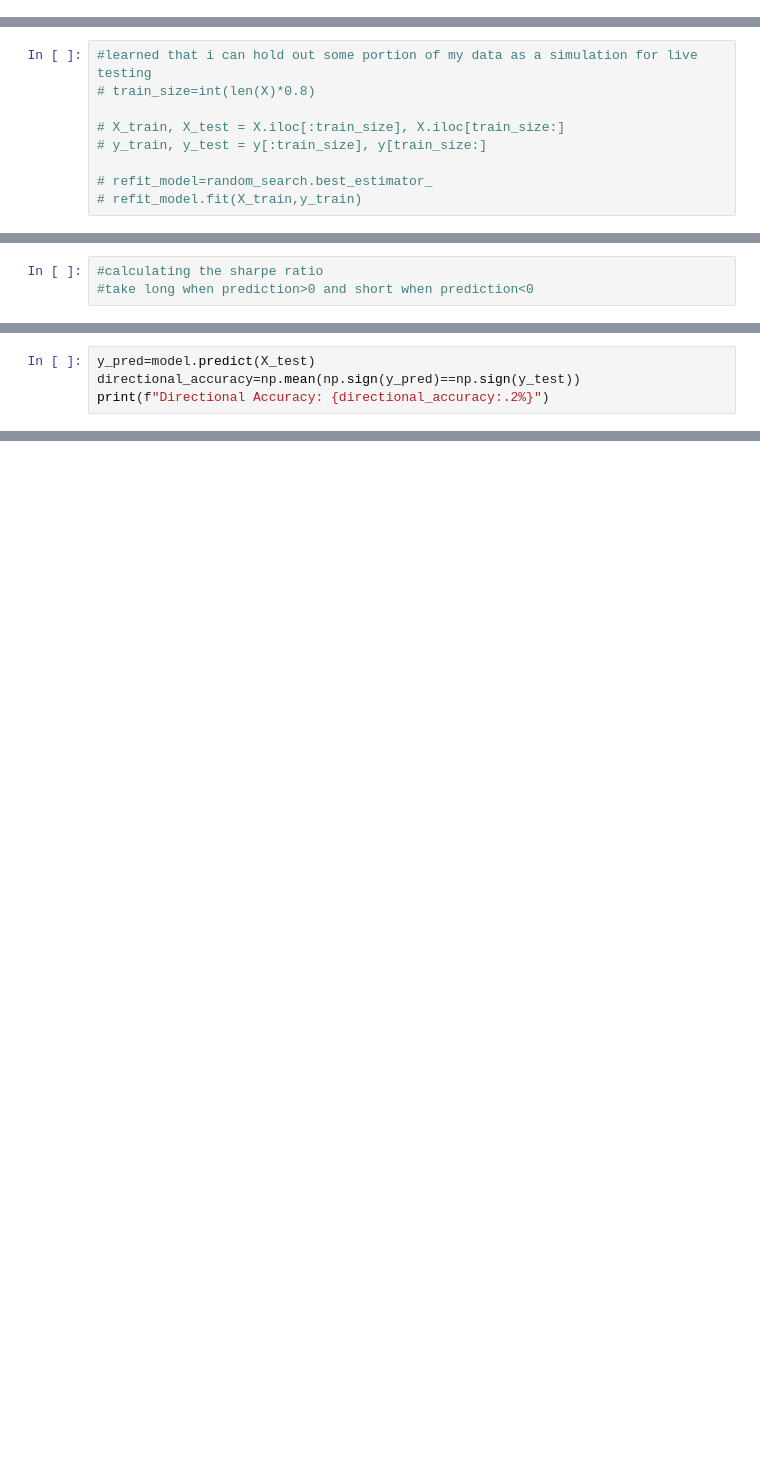
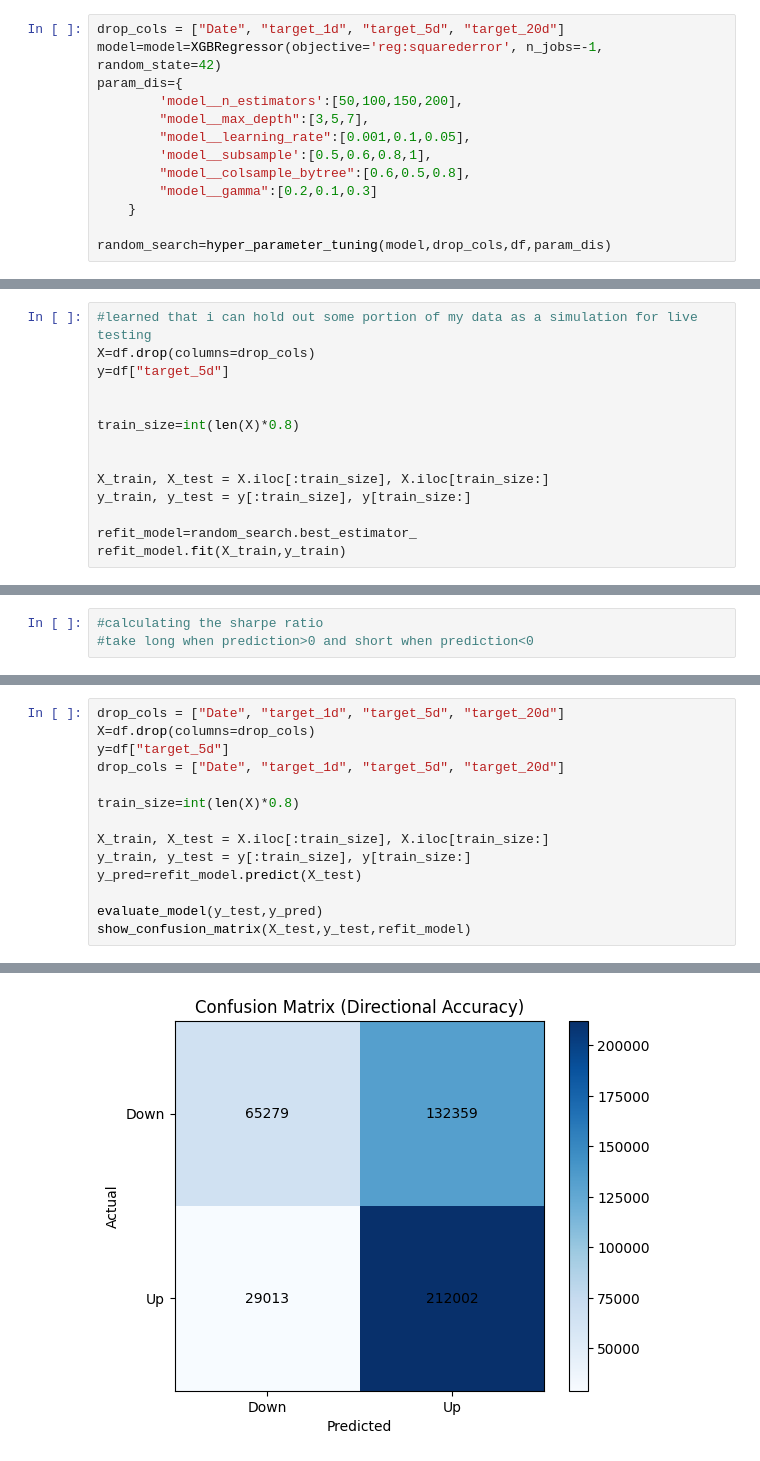
Before and after one commit to aayush-aryal/ai-stock-picker, a Jupyter notebook: ml/notebooks/pipeline_train_model.ipynb, the cells around one changed output, grey strips where cells are left out. Drawn from its saved outputs; the diff is of its cells as text; blank space fills up the shorter version.

Commit message:
modified fetch_data_clean and pipline_train

```diff
--- a/ml/notebooks/pipeline_train_model.ipynb
+++ b/ml/notebooks/pipeline_train_model.ipynb
@@ -302,0 +249,13 @@ RandomizedSearchCV(cv=TimeSeriesSplit(gap=0, max_train_size=None, n_splits=5, te
+# %%
+drop_cols = ["Date", "target_1d", "target_5d", "target_20d"]
+model=model=XGBRegressor(objective='reg:squarederror', n_jobs=-1, random_state=42)
+param_dis={
+        'model__n_estimators':[50,100,150,200],
+        "model__max_depth":[3,5,7],
+        "model__learning_rate":[0.001,0.1,0.05],
+        'model__subsample':[0.5,0.6,0.8,1],
+        "model__colsample_bytree":[0.6,0.5,0.8],
+        "model__gamma":[0.2,0.1,0.3]
+    }
+
+random_search=hyper_parameter_tuning(model,drop_cols,df,param_dis)
@@ -303,12 +322,17 @@ RandomizedSearchCV(cv=TimeSeriesSplit(gap=0, max_train_size=None, n_splits=5, te
 # %%
 #learned that i can hold out some portion of my data as a simulation for live testing
-# train_size=int(len(X)*0.8)
+X=df.drop(columns=drop_cols)
+y=df["target_5d"]
 
-# X_train, X_test = X.iloc[:train_size], X.iloc[train_size:]
-# y_train, y_test = y[:train_size], y[train_size:]
 
-# refit_model=random_search.best_estimator_
-# refit_model.fit(X_train,y_train)
+train_size=int(len(X)*0.8)
+
+
+X_train, X_test = X.iloc[:train_size], X.iloc[train_size:]
+y_train, y_test = y[:train_size], y[train_size:]
+
+refit_model=random_search.best_estimator_
+refit_model.fit(X_train,y_train)
 # %% [output]
 Pipeline(steps=[('preprocessing',
                  ColumnTransformer(transformers=[('num', StandardScaler(),
@@ -357,5 +403,15 @@ model= joblib.load("../models/xgb_stock_model.pkl")
 # %%
-y_pred=model.predict(X_test)
-directional_accuracy=np.mean(np.sign(y_pred)==np.sign(y_test))
-print(f"Directional Accuracy: {directional_accuracy:.2%}")
+drop_cols = ["Date", "target_1d", "target_5d", "target_20d"]
+X=df.drop(columns=drop_cols)
+y=df["target_5d"]
+drop_cols = ["Date", "target_1d", "target_5d", "target_20d"]
+
+train_size=int(len(X)*0.8)
+
+X_train, X_test = X.iloc[:train_size], X.iloc[train_size:]
+y_train, y_test = y[:train_size], y[train_size:]
+y_pred=refit_model.predict(X_test)
+
+evaluate_model(y_test,y_pred)
+show_confusion_matrix(X_test,y_test,refit_model)
 # %% [output]
@@ -363,3 +422,4 @@ Directional Accuracy: 63.57%
+[figure, added]
 # %%
 def show_confusion_matrix(X_test,y_test,model):
     fig, ax = plt.subplots()
```
Also changed, not shown: parts of 13 cells of this notebook, 2 other files.
